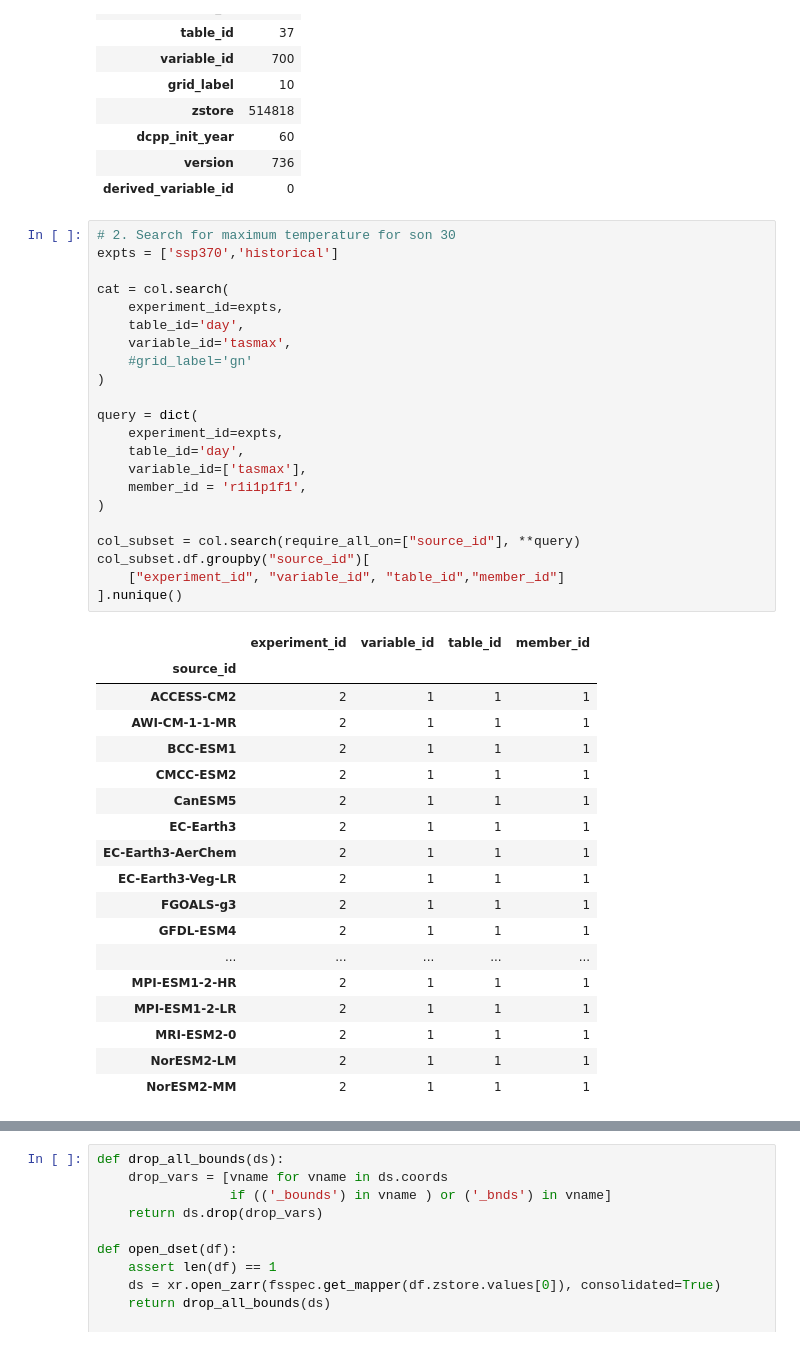
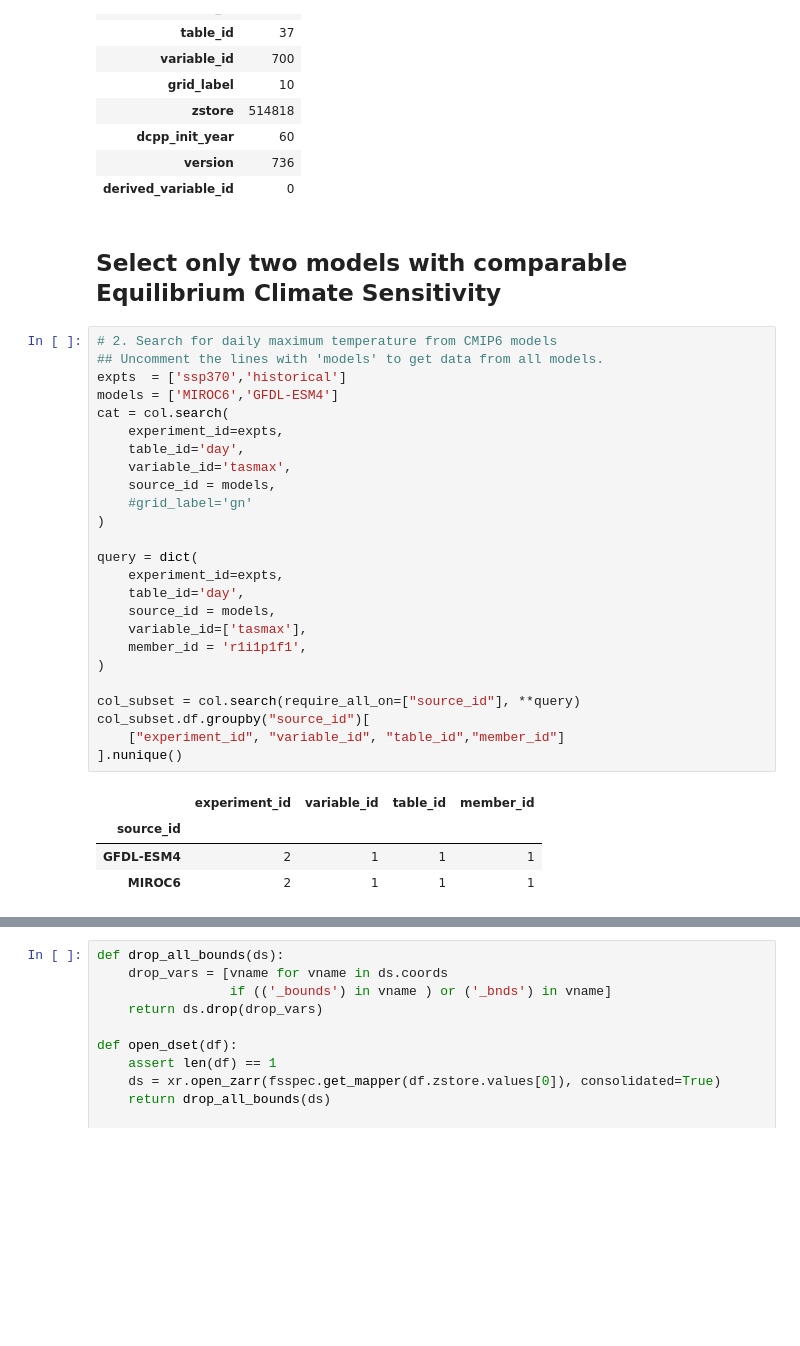
Before and after one commit to hrhampapura/moment_delta_mapping, a Jupyter notebook: lens_analysis/plots/Detrended/MDM_CMIP6.ipynb, the cells around one changed output, grey strips where cells are left out. Cells and saved outputs as stored; diff of their text form; blank space fills up the shorter version.

```diff
--- a/lens_analysis/plots/Detrended/MDM_CMIP6.ipynb
+++ b/lens_analysis/plots/Detrended/MDM_CMIP6.ipynb
@@ -96,47 +131,38 @@ pangeo-cmip6 catalog with 7674 dataset(s) from 514818 asset(s):
 | dcpp_init_year | 60 |
 | version | 736 |
 | derived_variable_id | 0 |
+# %% [markdown]
+## Select only two models with comparable Equilibrium Climate Sensitivity
 # %%
-# 2. Search for maximum temperature for son 30
-expts = ['ssp370','historical']
-
+# 2. Search for daily maximum temperature from CMIP6 models
+## Uncomment the lines with 'models' to get data from all models.
+expts  = ['ssp370','historical']
+models = ['MIROC6','GFDL-ESM4']
 cat = col.search(
     experiment_id=expts,
     table_id='day',
     variable_id='tasmax',
+    source_id = models,
     #grid_label='gn'
 )
 
 query = dict(
     experiment_id=expts,
     table_id='day',
+    source_id = models,
     variable_id=['tasmax'],
     member_id = 'r1i1p1f1',
 )
 
 col_subset = col.search(require_all_on=["source_id"], **query)
 col_subset.df.groupby("source_id")[
     ["experiment_id", "variable_id", "table_id","member_id"]
 ].nunique()
 # %% [output]
 |  | experiment_id | variable_id | table_id | member_id |
 | source_id |  |  |  |  |
-| ACCESS-CM2 | 2 | 1 | 1 | 1 |
-| AWI-CM-1-1-MR | 2 | 1 | 1 | 1 |
-| BCC-ESM1 | 2 | 1 | 1 | 1 |
-| CMCC-ESM2 | 2 | 1 | 1 | 1 |
-| CanESM5 | 2 | 1 | 1 | 1 |
-| EC-Earth3 | 2 | 1 | 1 | 1 |
-| EC-Earth3-AerChem | 2 | 1 | 1 | 1 |
-| EC-Earth3-Veg-LR | 2 | 1 | 1 | 1 |
-| FGOALS-g3 | 2 | 1 | 1 | 1 |
 | GFDL-ESM4 | 2 | 1 | 1 | 1 |
-| ... | ... | ... | ... | ... |
-| MPI-ESM1-2-HR | 2 | 1 | 1 | 1 |
-| MPI-ESM1-2-LR | 2 | 1 | 1 | 1 |
-| MRI-ESM2-0 | 2 | 1 | 1 | 1 |
-| NorESM2-LM | 2 | 1 | 1 | 1 |
-| NorESM2-MM | 2 | 1 | 1 | 1 |
+| MIROC6 | 2 | 1 | 1 | 1 |
 # %%
 df = col_subset.df
 model_counts = df.groupby('source_id').size()
```
Also changed, not shown: parts of 77 cells of this notebook, 3 other files.
